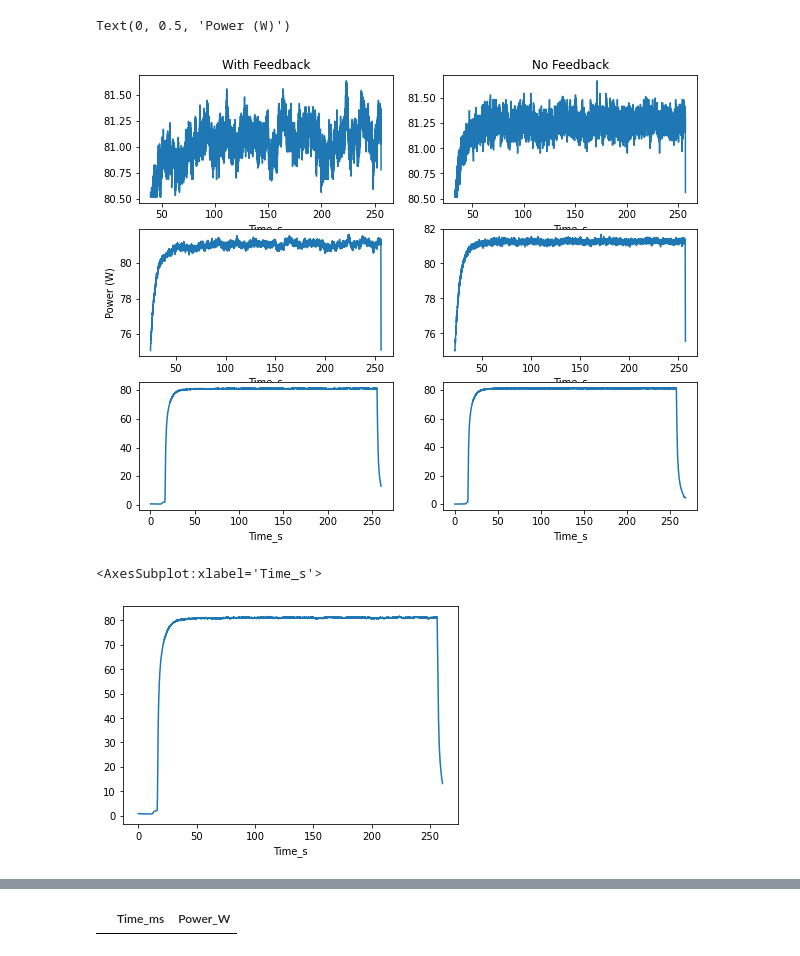
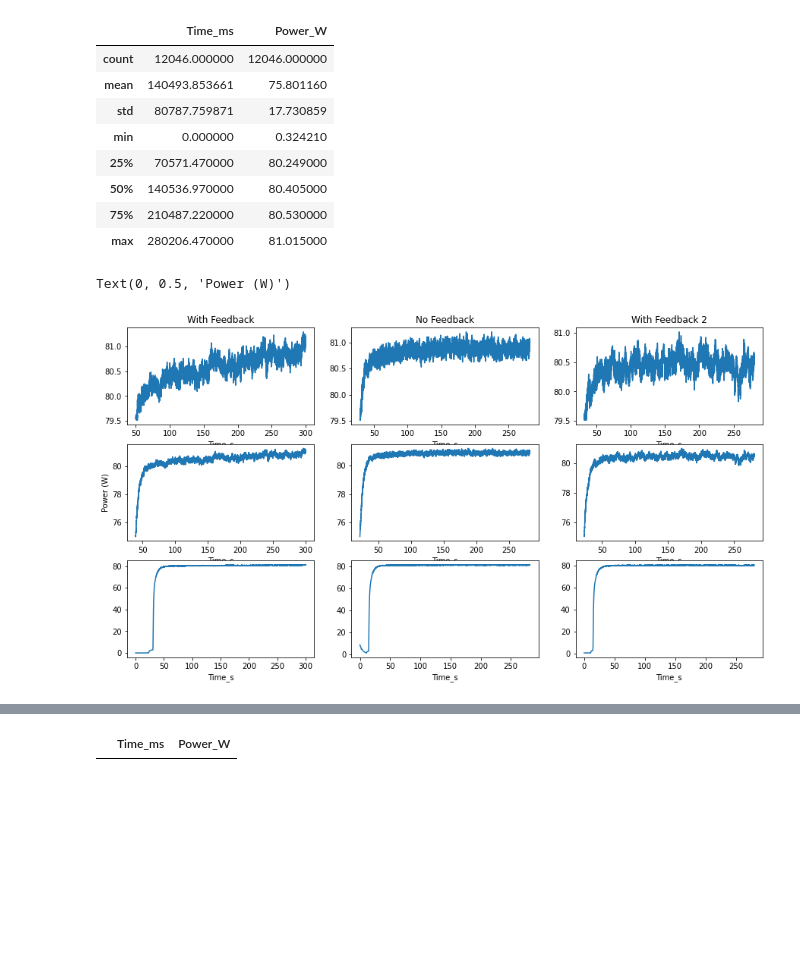
Before and after one commit to insommer/AnalysisCode, a Jupyter notebook: Applications/Laser Power Feedback.ipynb, the cells around one changed output, grey strips where cells are left out. Saved outputs shown, nothing was run; the diff lists cells and outputs as text; code cells hidden in the pictures; blank space fills up the shorter version.

```diff
--- a/Applications/Laser Power Feedback.ipynb
+++ b/Applications/Laser Power Feedback.ipynb
@@ -35,6 +37,8 @@ NoFeedback = NoFeedback.rename(columns={'Time (ms)':'Time_ms', 'Power (W)':'Powe
 # %%
 WithFeedback['Time_s'] = WithFeedback.Time_ms/1000
 NoFeedback['Time_s'] = NoFeedback.Time_ms/1000
+WithFeedback2['Time_s'] = WithFeedback2.Time_ms/1000
 # %%
 WithFeedback = WithFeedback.set_index('Time_s')
 NoFeedback = NoFeedback.set_index('Time_s')
+WithFeedback2 = WithFeedback2.set_index('Time_s')
@@ -43,28 +45,46 @@ def
+# %%
+WithFeedback2.describe()
+# %% [output]
+|  | Time_ms | Power_W |
+| count | 12046.000000 | 12046.000000 |
+| mean | 140493.853661 | 75.801160 |
+| std | 80787.759871 | 17.730859 |
+| min | 0.000000 | 0.324210 |
+| 25% | 70571.470000 | 80.249000 |
+| 50% | 140536.970000 | 80.405000 |
+| 75% | 210487.220000 | 80.530000 |
+| max | 280206.470000 | 81.015000 |
 # %%
-WithFeedback65 = WithFeedback[ WithFeedback['Power_W']>75 ]
-NoFeedback65 = NoFeedback[ NoFeedback['Power_W']>75 ]
+thr1 = 75
+
+WithFeedback_thr1 = WithFeedback[ WithFeedback['Power_W']>thr1 ]
+NoFeedback_thr1 = NoFeedback[ NoFeedback['Power_W']>thr1 ]
+WithFeedback2_thr1 = WithFeedback2[ WithFeedback2['Power_W']>thr1 ]
 # %%
-WithFeedback69 = WithFeedback[ WithFeedback['Power_W']>80.5 ]
-NoFeedback69 = NoFeedback[ NoFeedback['Power_W']>80.5 ]
+thr2 = 79.5
+
+WithFeedback_thr2 = WithFeedback[ WithFeedback['Power_W']>thr2 ]
+NoFeedback_thr2 = NoFeedback[ NoFeedback['Power_W']>thr2 ]
+WithFeedback2_thr2 = WithFeedback2[ WithFeedback2['Power_W']>thr2 ]
 # %%
-fig, axs = plt.subplots(3,2, figsize=(10,8))
+fig, axs = plt.subplots(3,3, figsize=(15,8))
 
-WithFeedback69.Power_W.plot(ax=axs[0,0])
-WithFeedback65.Power_W.plot(ax=axs[1,0])
+WithFeedback_thr2.Power_W.plot(ax=axs[0,0])
+WithFeedback_thr1.Power_W.plot(ax=axs[1,0])
 WithFeedback.Power_W.plot(ax=axs[2,0])
 
-NoFeedback69.Power_W.plot(ax=axs[0,1])
-NoFeedback65.Power_W.plot(ax=axs[1,1])
+NoFeedback_thr2.Power_W.plot(ax=axs[0,1])
+NoFeedback_thr1.Power_W.plot(ax=axs[1,1])
 NoFeedback.Power_W.plot(ax=axs[2,1])
+
+WithFeedback2_thr2.Power_W.plot(ax=axs[0,2])
+WithFeedback2_thr1.Power_W.plot(ax=axs[1,2])
+WithFeedback2.Power_W.plot(ax=axs[2,2])
 
 axs[0,0].set_title('With Feedback')
 axs[0,1].set_title('No Feedback')
+axs[0,2].set_title('With Feedback 2')
 axs[1,0].set_ylabel('Power (W)')
 # %% [output]
 Text(0, 0.5, 'Power (W)')
-[figure, old version]
+[figure, new version]
-# %%
-WithFeedback.Power_W.plot()
-# %% [output]
-<AxesSubplot:xlabel='Time_s'>
-[figure, removed]
```
Also changed, not shown: parts of 37 cells of this notebook, 4 other files.
